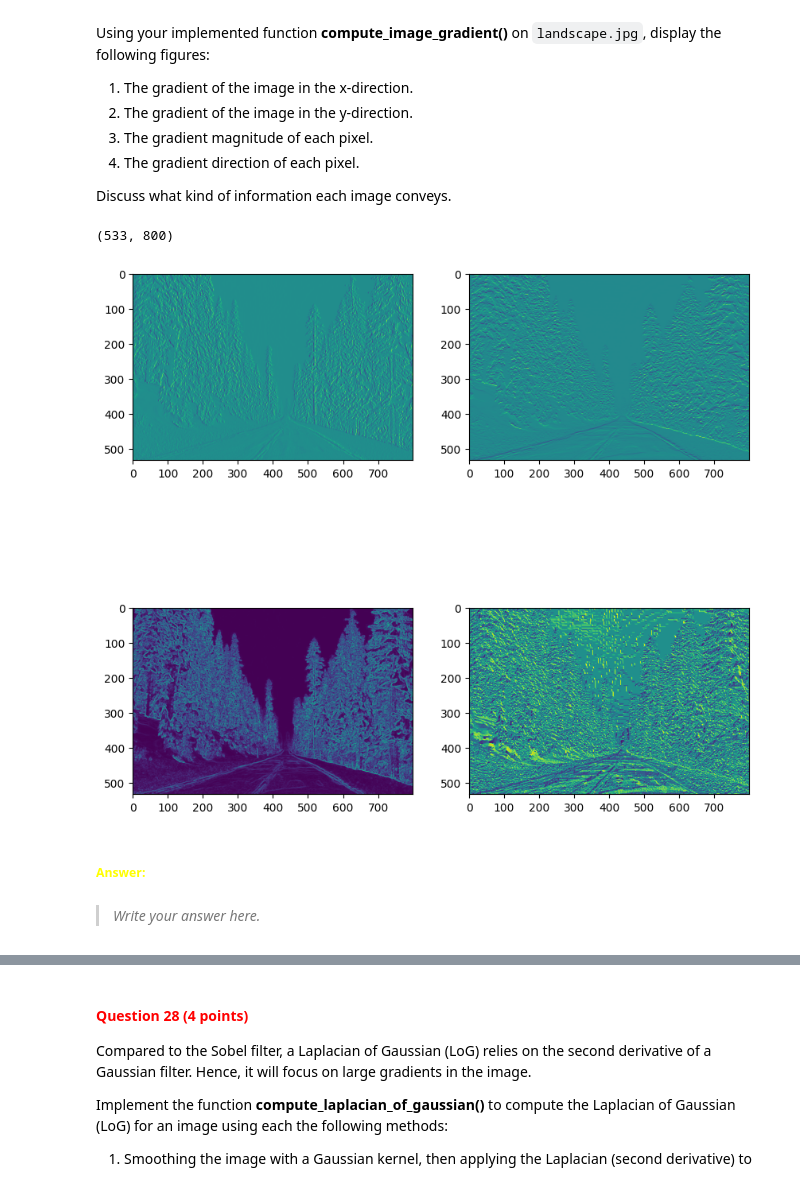
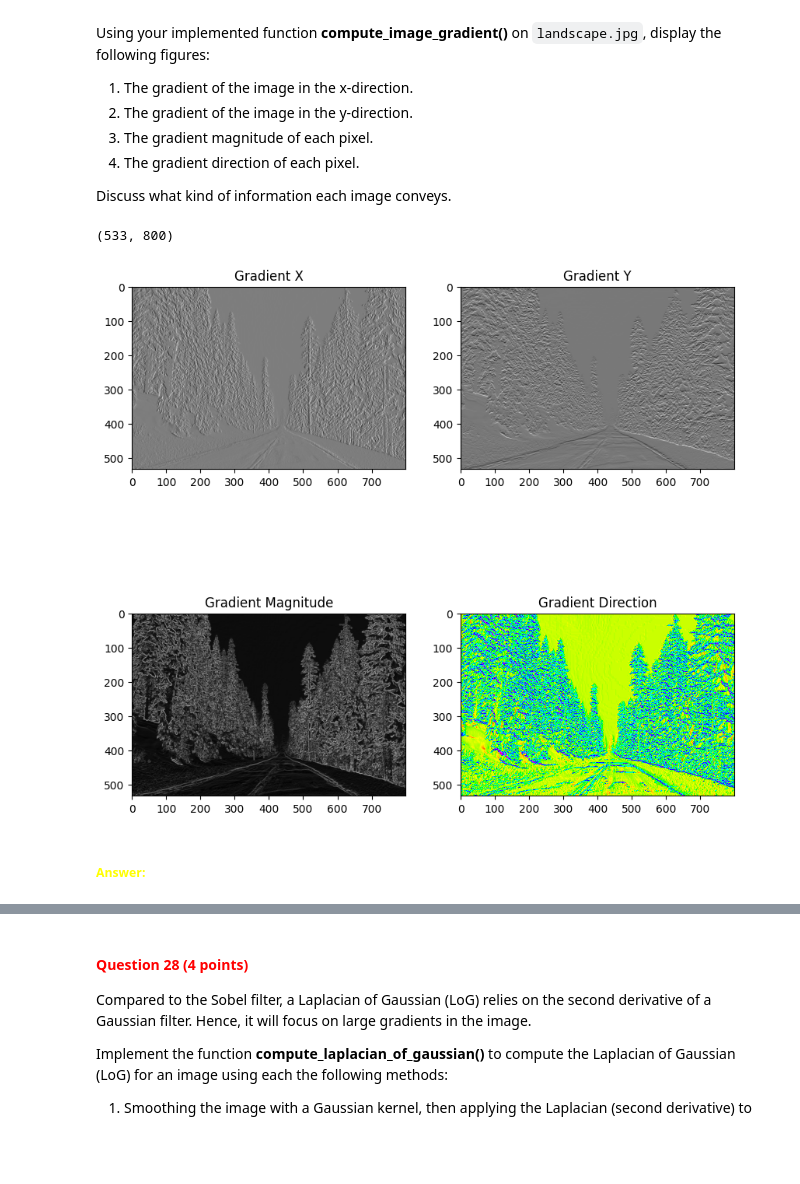
Before and after one commit to izzikampono/cv1-lab-2, a Jupyter notebook: cv1-lab-2.ipynb, the cells around one changed output, grey strips where cells are left out. Cells and saved outputs as stored; diff of their text form; code cells hidden in the pictures; blank space fills up the shorter version.

```diff
--- a/cv1-lab-2.ipynb
+++ b/cv1-lab-2.ipynb
@@ -937,10 +937,17 @@ def compute_image_gradient(input_image: np.ndarray):
                [-1, -2, -1]]
 
     # YOUR CODE HERE
-    gradient_x = scipy.signal.convolve2d(input_image, sobel_x, mode='same', boundary='symm')
-    gradient_y = scipy.signal.convolve2d(input_image, sobel_y, mode='same', boundary='symm')
+    unnormalized_gradient_x = scipy.signal.convolve2d(input_image, sobel_x, mode='same', boundary='symm')
+    unnormalized_gradient_y = scipy.signal.convolve2d(input_image, sobel_y, mode='same', boundary='symm')
+
+    gradient_x = normalize_image(unnormalized_gradient_x, low=-1, high=1)
+    gradient_y = normalize_image(unnormalized_gradient_y, low=-1, high=1)
+
     gradient_magnitude = np.sqrt(gradient_x ** 2 + gradient_y ** 2)
-    gradient_direction = np.arctan2(gradient_y, gradient_x) * 180 / np.pi
+    gradient_direction = np.arctan2(gradient_y, gradient_x)
+
+    gradient_magnitude = normalize_image(gradient_magnitude)
+    gradient_direction = normalize_image(gradient_direction)
 
     return gradient_x, gradient_y, gradient_magnitude, gradient_direction
 # %% [markdown]
@@ -958,18 +965,20 @@ Discuss what kind of information each image conveys.
 # %%
 # YOUR CODE HERE
 img = cv2.imread('./images/landscape.jpg', cv2.IMREAD_GRAYSCALE)
 print(img.shape)
 gradient_x, gradient_y, gradient_magnitude, gradient_direction = compute_image_gradient(img)
 fig, axs = plt.subplots(2, 2, figsize=(10, 10))
-axs[0, 0].imshow(gradient_x)
-axs[0, 1].imshow(gradient_y)
-axs[1, 0].imshow(gradient_magnitude)
-axs[1, 1].imshow(gradient_direction)
+axs[0, 0].set_title('Gradient X')
+axs[0, 0].imshow(gradient_x, cmap='gray')
+axs[0, 1].set_title('Gradient Y')
+axs[0, 1].imshow(gradient_y, cmap='gray')
+axs[1, 0].set_title('Gradient Magnitude')
+axs[1, 0].imshow(gradient_magnitude, cmap='gray')
+axs[1, 1].set_title('Gradient Direction')
+axs[1, 1].imshow(gradient_direction, cmap='hsv')
 plt.show()
 # %% [output]
 (533, 800)
-[figure, old version]
+[figure, new version]
 # %% [markdown]
 ##### <font color='yellow'>Answer:</font>
-# %% [markdown]
-> *Write your answer here.*
```
Also changed, not shown: parts of 1 cell of this notebook.
